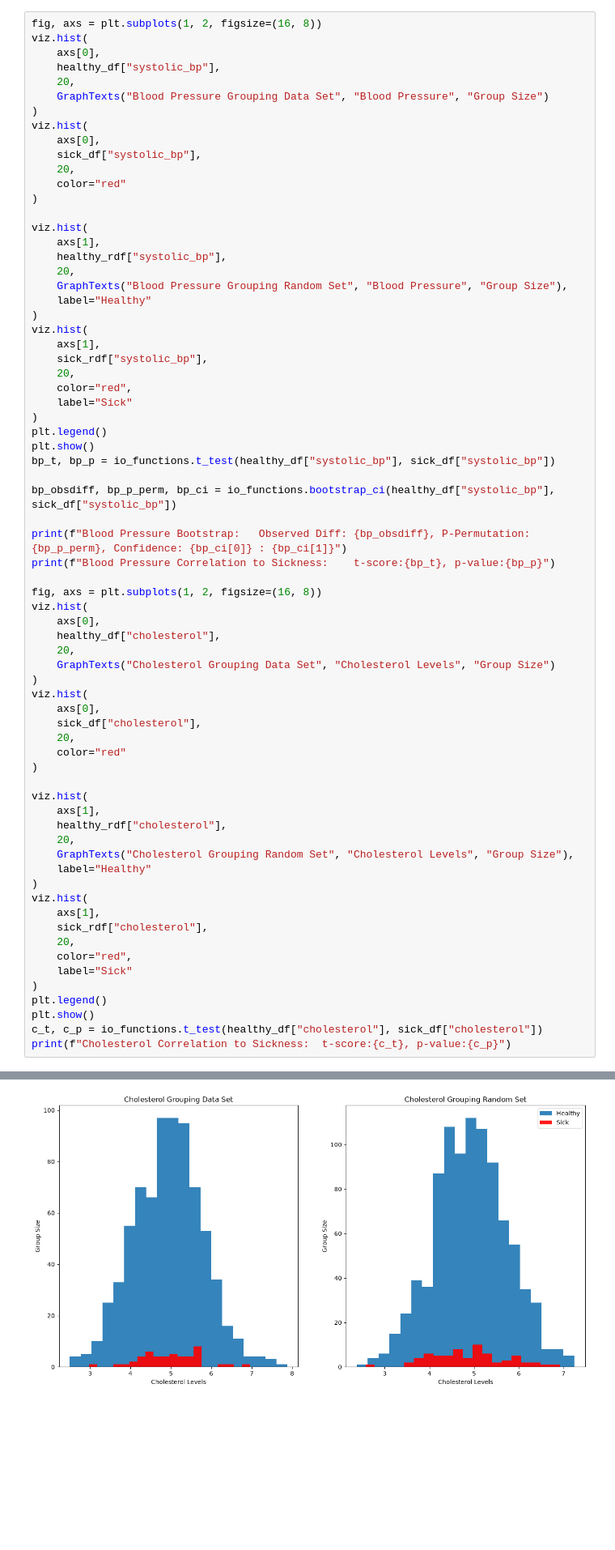
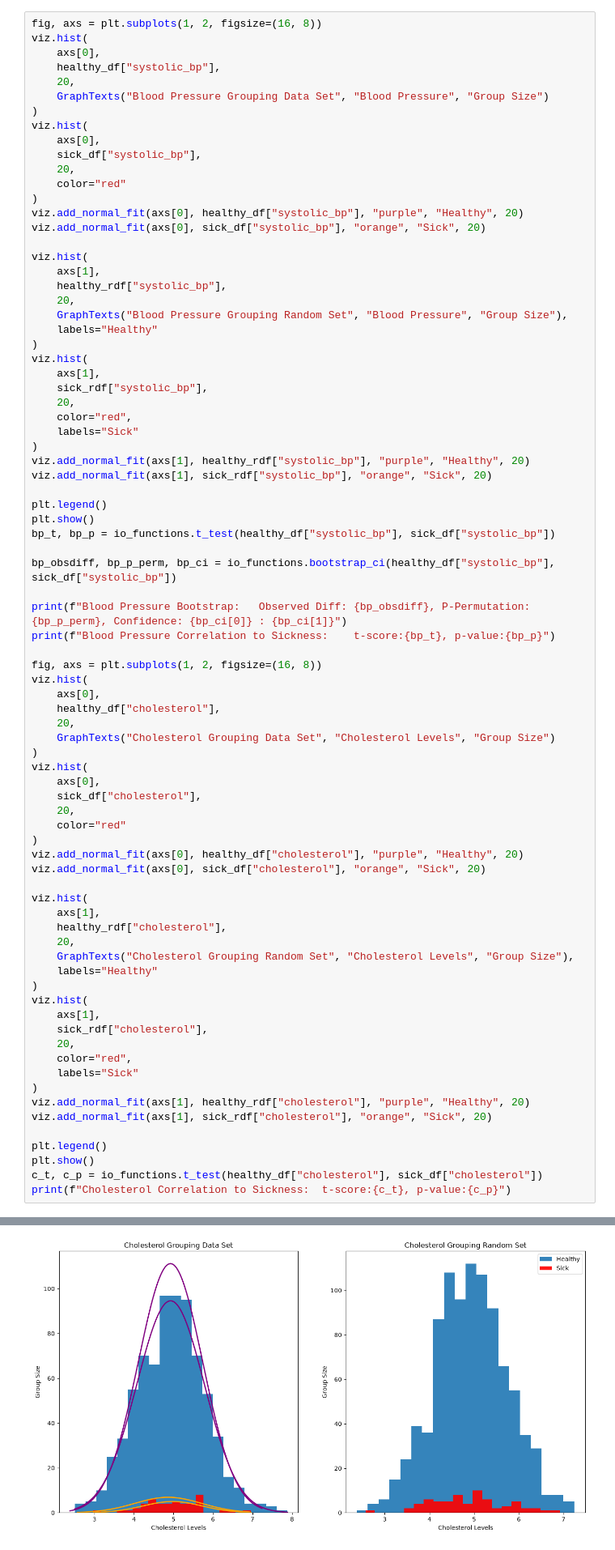
Before and after one commit to MattettaM/PythonInlamningsuppgift1, a Jupyter notebook: report.ipynb, the cells around one changed output, grey strips where cells are left out. Shown at 81% size. Cells and saved outputs as stored; diff of their text form; blank space fills up the shorter version.

```diff
--- a/report.ipynb
+++ b/report.ipynb
@@ -188,21 +188,26 @@ viz.hist(
     20,
     color="red"
 )
+viz.add_normal_fit(axs[0], healthy_df["systolic_bp"], "purple", "Healthy", 20)
+viz.add_normal_fit(axs[0], sick_df["systolic_bp"], "orange", "Sick", 20)
 
 viz.hist(
     axs[1],
     healthy_rdf["systolic_bp"],
     20,
     GraphTexts("Blood Pressure Grouping Random Set", "Blood Pressure", "Group Size"),
-    label="Healthy"
+    labels="Healthy"
 )
 viz.hist(
     axs[1],
     sick_rdf["systolic_bp"],
     20,
     color="red",
-    label="Sick"
+    labels="Sick"
 )
+viz.add_normal_fit(axs[1], healthy_rdf["systolic_bp"], "purple", "Healthy", 20)
+viz.add_normal_fit(axs[1], sick_rdf["systolic_bp"], "orange", "Sick", 20)
+
 plt.legend()
 plt.show()
 bp_t, bp_p = io_functions.t_test(healthy_df["systolic_bp"], sick_df["systolic_bp"])
@@ -225,21 +230,26 @@ viz.hist(
     20,
     color="red"
 )
+viz.add_normal_fit(axs[0], healthy_df["cholesterol"], "purple", "Healthy", 20)
+viz.add_normal_fit(axs[0], sick_df["cholesterol"], "orange", "Sick", 20)
 
 viz.hist(
     axs[1],
     healthy_rdf["cholesterol"],
     20,
     GraphTexts("Cholesterol Grouping Random Set", "Cholesterol Levels", "Group Size"),
-    label="Healthy"
+    labels="Healthy"
 )
 viz.hist(
     axs[1],
     sick_rdf["cholesterol"],
     20,
     color="red",
-    label="Sick"
+    labels="Sick"
 )
+viz.add_normal_fit(axs[1], healthy_rdf["cholesterol"], "purple", "Healthy", 20)
+viz.add_normal_fit(axs[1], sick_rdf["cholesterol"], "orange", "Sick", 20)
+
 plt.legend()
 plt.show()
 c_t, c_p = io_functions.t_test(healthy_df["cholesterol"], sick_df["cholesterol"])
@@ -251,4 +261,4 @@ Blood Pressure Correlation to Sickness:  t-score:-0.8778070530820643, p-value:0.
-[figure, old version]
+[figure, new version]
 Cholesterol Correlation to Sickness:  t-score:-0.3878775373199338, p-value:0.6982101028978425
 # %% [markdown]
 Från dessa graferna och t-test kan jag inte se en tydlig koppling att varken blodtryck eller kolestrolvärde har någon påverkan på om man är eller skulle bli sjuk.
```
Also changed, not shown: parts of 4 cells of this notebook, 1 other file.
